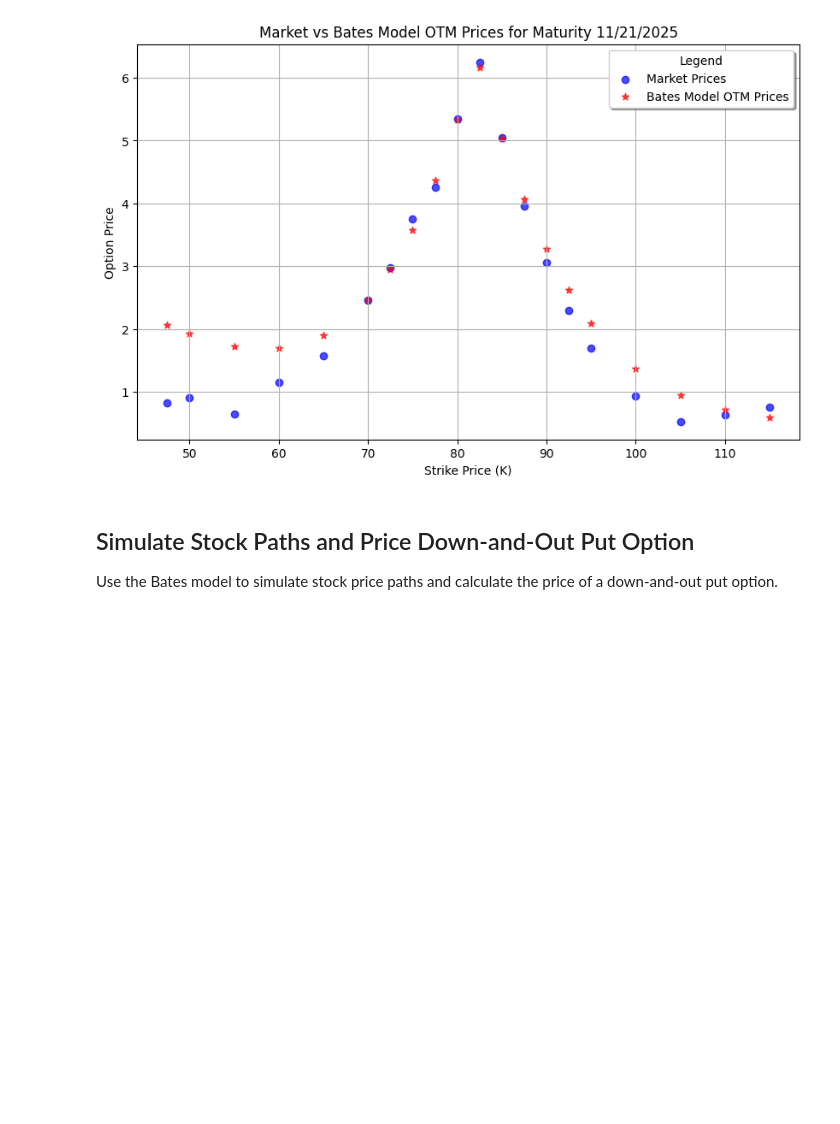
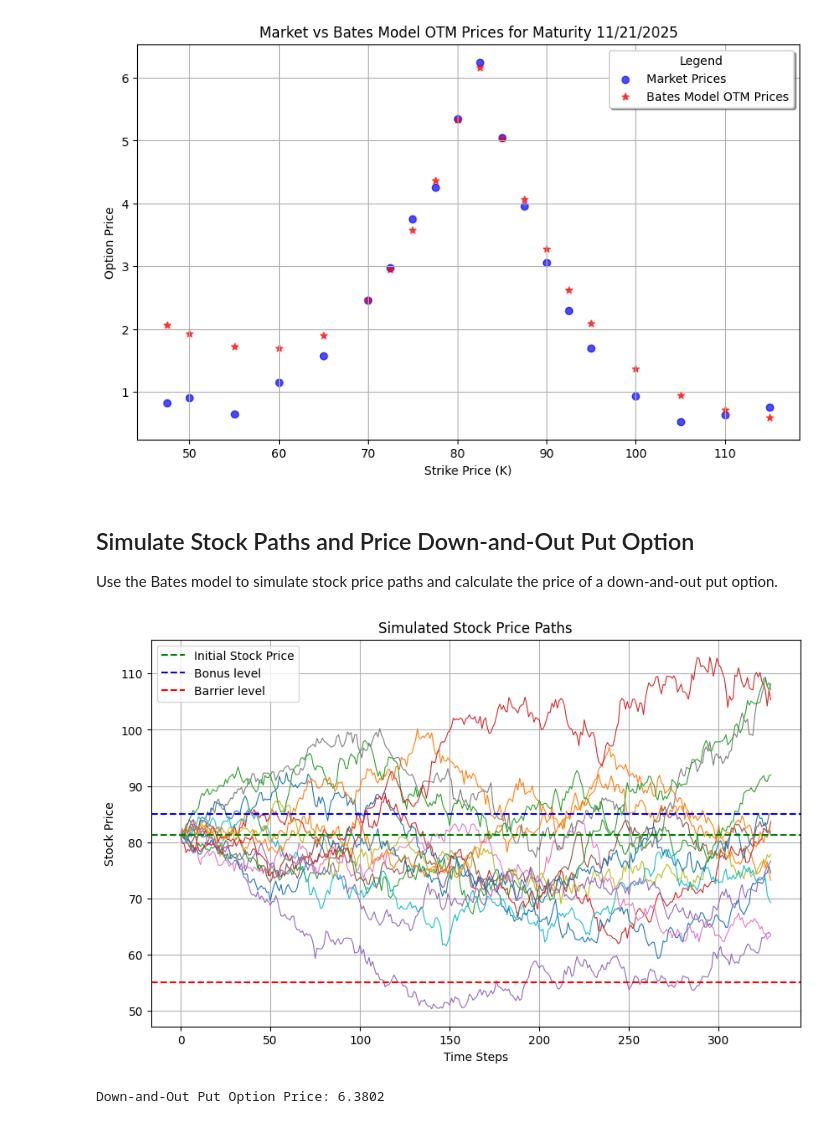
Before and after one commit to MichaelCarloH/bonus-certificate-bates-hedging, a Jupyter notebook: notebooks/bc_pricing.ipynb, the cells around one changed output. Drawn from its saved outputs; the diff is of its cells as text; code cells hidden in the pictures; blank space fills up the shorter version.

```diff
--- a/notebooks/bc_pricing.ipynb
+++ b/notebooks/bc_pricing.ipynb
@@ -371,25 +372,33 @@ Use the Bates model to simulate stock price paths and calculate the price of a d
 # %%
 # Simulate stock price paths using the Bates model
 n_paths = 10000  # Number of Monte Carlo paths
-n_steps = 365    # Number of time steps (daily steps for 1 year)
+#n_steps = 365 * int(T   # Number of time steps (daily steps for 1 year)
 seed = 42         # Random seed for reproducibility
 
-simulated_paths = calibrated_model.simulate_paths(n_paths=n_paths, n_steps=n_steps, seed=seed)
+K = 85  # Strike price
+H = 55  # Barrier level
+
+simulated_paths = calibrated_model.simulate_paths(n_paths=n_paths, seed=seed)
 
 # Plot a few simulated paths
-import matplotlib.pyplot as plt
 plt.figure(figsize=(10, 6))
-for i in range(10):  # Plot 10 sample paths
+for i in range(15):  # Plot 10 sample paths
     plt.plot(simulated_paths[i], lw=0.8)
 plt.title("Simulated Stock Price Paths")
 plt.xlabel("Time Steps")
 plt.ylabel("Stock Price")
+plt.axhline(y=S0, color='green', linestyle='--', label='Initial Stock Price')
+plt.axhline(y=K, color='blue', linestyle='--', label='Bonus level')
+plt.axhline(y=H, color='red', linestyle='--', label='Barrier level')
+plt.legend()
 plt.grid(True)
 plt.show()
+# %% [output]
+[figure, added]
 # %%
 # Price a down-and-out put option using Monte Carlo simulation
-K = 80  # Strike price
-H = 60  # Barrier level
 
-down_and_out_put_price = calibrated_model.price_down_and_out_put(K=K, H=H, n_paths=n_paths, n_steps=n_steps, seed=seed)
+down_and_out_put_price = calibrated_model.price_down_and_out_put(K=K, H=H, n_paths=n_paths, seed=seed)
 print(f"Down-and-Out Put Option Price: {down_and_out_put_price:.4f}")
+# %% [output]
+Down-and-Out Put Option Price: 6.3802
```
Also changed, not shown: parts of 5 cells of this notebook, 1 other file.
